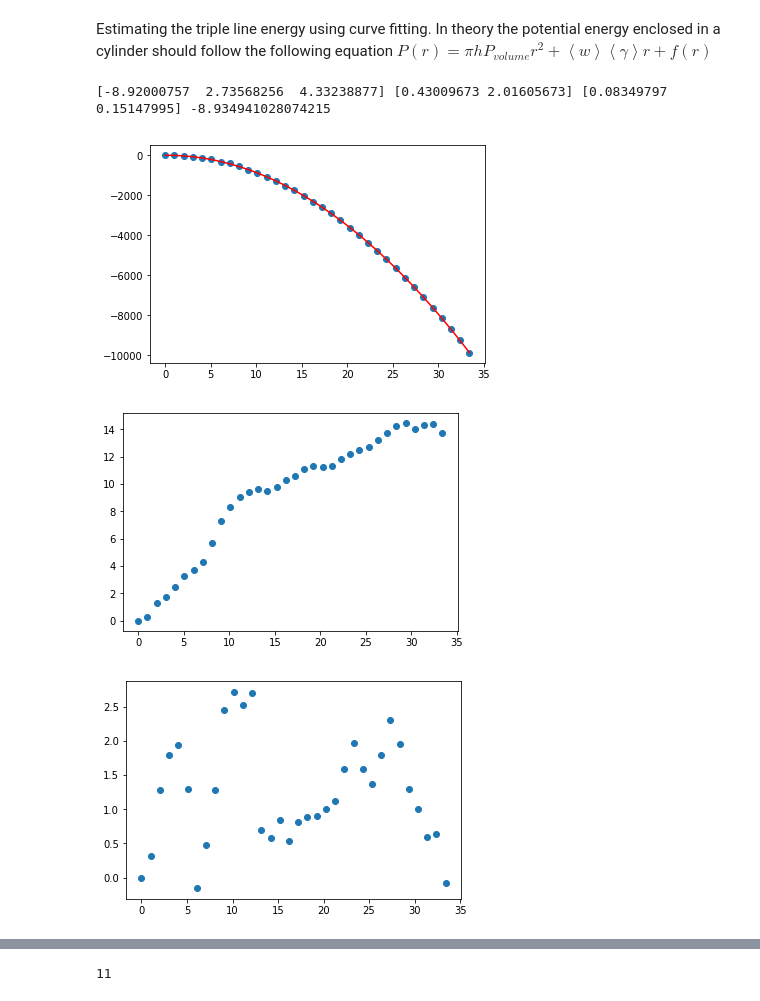
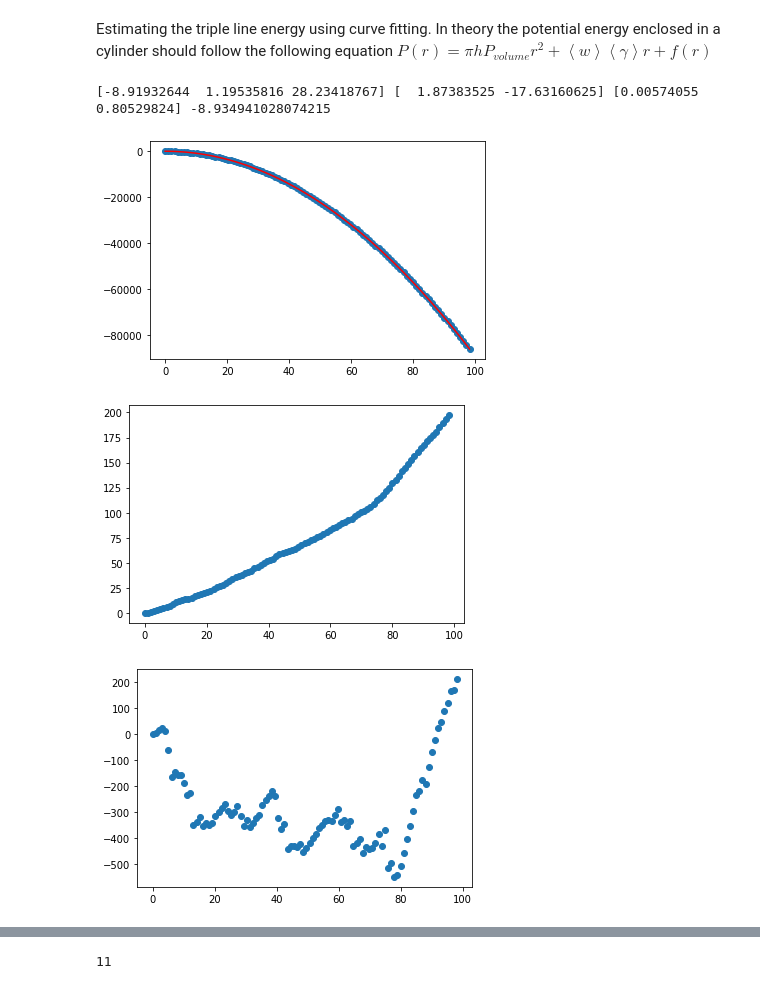
Before and after one commit to PaulTwine/TripleLines.github.io, a Jupyter notebook: TripleLine Fitting.ipynb, the cells around one changed output, grey strips where cells are left out. Cells and saved outputs as stored; diff of their text form; code cells hidden in the pictures.

```diff
--- a/TripleLine Fitting.ipynb
+++ b/TripleLine Fitting.ipynb
@@ -46,8 +46,8 @@ x = np.linspace(0,20,40)
 #plt.plot(x,AsymptoticLinear(x,15,812))
 #plt.scatter(x,Composite(x,2,25,-2))
 # %%
-#strDumpFile = '../../PythonLAMMPS/VolumeTest/dump.eam'
-strDumpFile = '../data/dump.eam'
+strDumpFile = '../../PythonLAMMPS/VolumeTest/dump.eam'
+#strDumpFile = '../data/dump.eam'
 strPMFile = strDumpFile + 'PM'
 objData = LD.LAMMPSData(strPMFile,1)
 objProcess = objData.GetTimeStepByIndex(0)
@@ -66,18 +66,18 @@ lstExcessGB = []
 lstFitGBExcess = []
 lstExcess2 =[]
 lstExcess3 = []
-intCol = 10
+intCol = 2
 intPE = objProcess.GetColumnNames().index('c_pe1')
 intVS = objProcess.GetColumnNames().index('VolumetricStrain')
 fltVolume = np.mean(objProcess.GetLatticeAtoms()[:,intVS])
 arrDistance = sc.spatial.distance_matrix(arrTriplePoints[:,0:2],arrTriplePoints[:,0:2])
 fltClosest = np.sort(arrDistance[intCol])[1]
-#fltClosest = 80
-fltIncrement = 4.05/(4)
+fltClosest = 200
+fltIncrement = 4.05/4
 A =np.median(objProcess.GetLatticeAtoms()[:,intPE])*4*4.05**(-3)*h*np.pi/(1+fltVolume)
-fltMeanLatticePE = np.mean(objProcess.FindValuesInCylinder(objProcess.GetLatticeAtoms()[:,0:4],
+fltMeanLatticePE = np.median(objProcess.FindValuesInCylinder(objProcess.GetLatticeAtoms()[:,0:4],
                                                            arrTriplePoints[intCol],fltClosest/2,h,intPE))
-fltMedianGBPE = np.median(objProcess.FindValuesInCylinder(objProcess.GetOtherAtoms()[:,0:4],
+fltMedianGBPE = np.mean(objProcess.FindValuesInCylinder(objProcess.GetOtherAtoms()[:,0:4],
                                                            arrTriplePoints[intCol],fltClosest/2,h,intPE))
 arrCurrentTripleLine = objProcess.MoveToSimulationCell(arrTriplePoints[intCol])
 for j in range(0,np.floor(fltClosest/(2*fltIncrement)).astype('int')):
@@ -89,37 +89,37 @@ for j in range(0,np.floor(fltClosest/(2*fltIncrement)).astype('int')):
     lstTotalPE.append(np.sum(values))
     lstGBExcess.append(np.sum(valuesGB)-fltMedianGBPE*len(valuesGB))
     lstExcess.append(np.sum(values) -fltMeanLatticePE*len(values))
 popt, popv = sc.optimize.curve_fit(Quadratic, lstValues,lstTotalPE)
 popt2, popv2 = sc.optimize.curve_fit(LinearRule,lstValues, lstExcess)
 popt3, popv3 = sc.optimize.curve_fit(LinearRule,lstValues, lstGBExcess)
 for k, rValue in enumerate(lstValues):
     lstFitQuadratic.append(Quadratic(rValue, *popt))
     lstFitExcess.append(LinearRule(rValue, *popt2))
     lstExcess2.append(lstExcess[k]-lstFitExcess[k])
     #lstGBExcess2.append(lstGBExcess[j]-popt2[0]*lstValues[j])
     lstGBExcess2.append(lstGBExcess[k]-popt3[0]*lstValues[k])
     lstFitGBExcess.append(LinearRule(k, *popt3))
 print(popt,popt2,popt3, A)
 plt.scatter(lstValues, lstTotalPE)
 plt.plot(lstValues, lstFitQuadratic, c='r')
 plt.show()
 lstExcess2 = []
 lstDifference = []
 for j in range(len(lstValues)):
     lstExcess2.append(lstExcess[j] -popt2[0]*lstValues[j])
     lstExcess3.append(lstExcess[j] -popt2[0]*lstGBExcess[j]/popt3[0])
 plt.scatter(lstValues, lstExcess)
 #plt.plot(lstValues, np.log(lstFitExcess))
 plt.show()
 plt.scatter(lstValues, lstExcess3)
 #plt.plot(lstValues, lstFitGBExcess)
 #plt.scatter(lstValues, lstGBExcess2, c= 'r')
 plt.show()
 # %% [output]
-[-8.92000757  2.73568256  4.33238877] [0.43009673 2.01605673] [0.08349797 0.15147995] -8.934941028074215
+[-8.91932644  1.19535816 28.23418767] [  1.87383525 -17.63160625] [0.00574055 0.80529824] -8.934941028074215
-[figure, old version]
+[figure, new version]
-[figure, old version]
+[figure, new version]
-[figure, old version]
+[figure, new version]
 # %%
 lstFitFunction = []
 lstTJ = []
```
Also changed, not shown: parts of 14 cells of this notebook.
